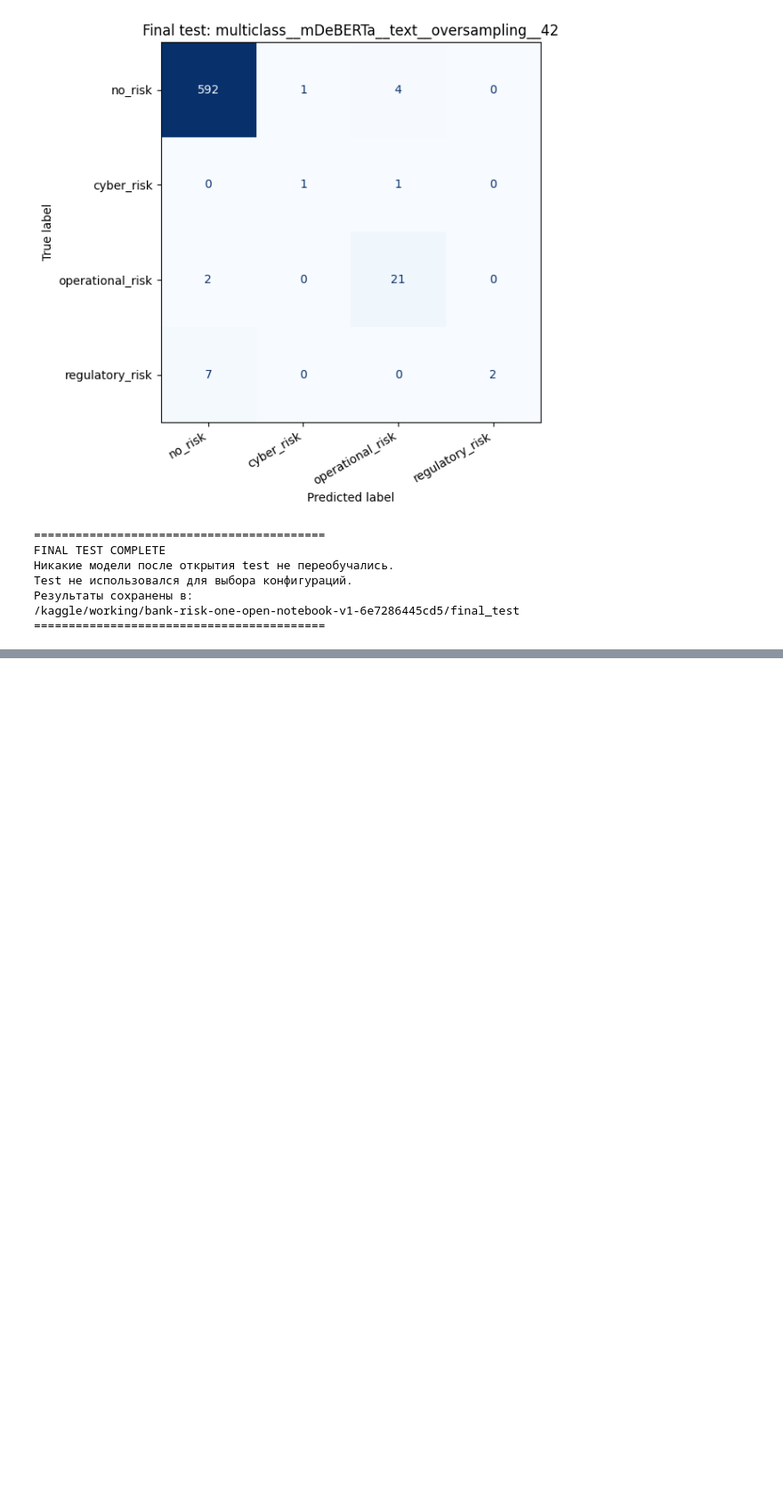
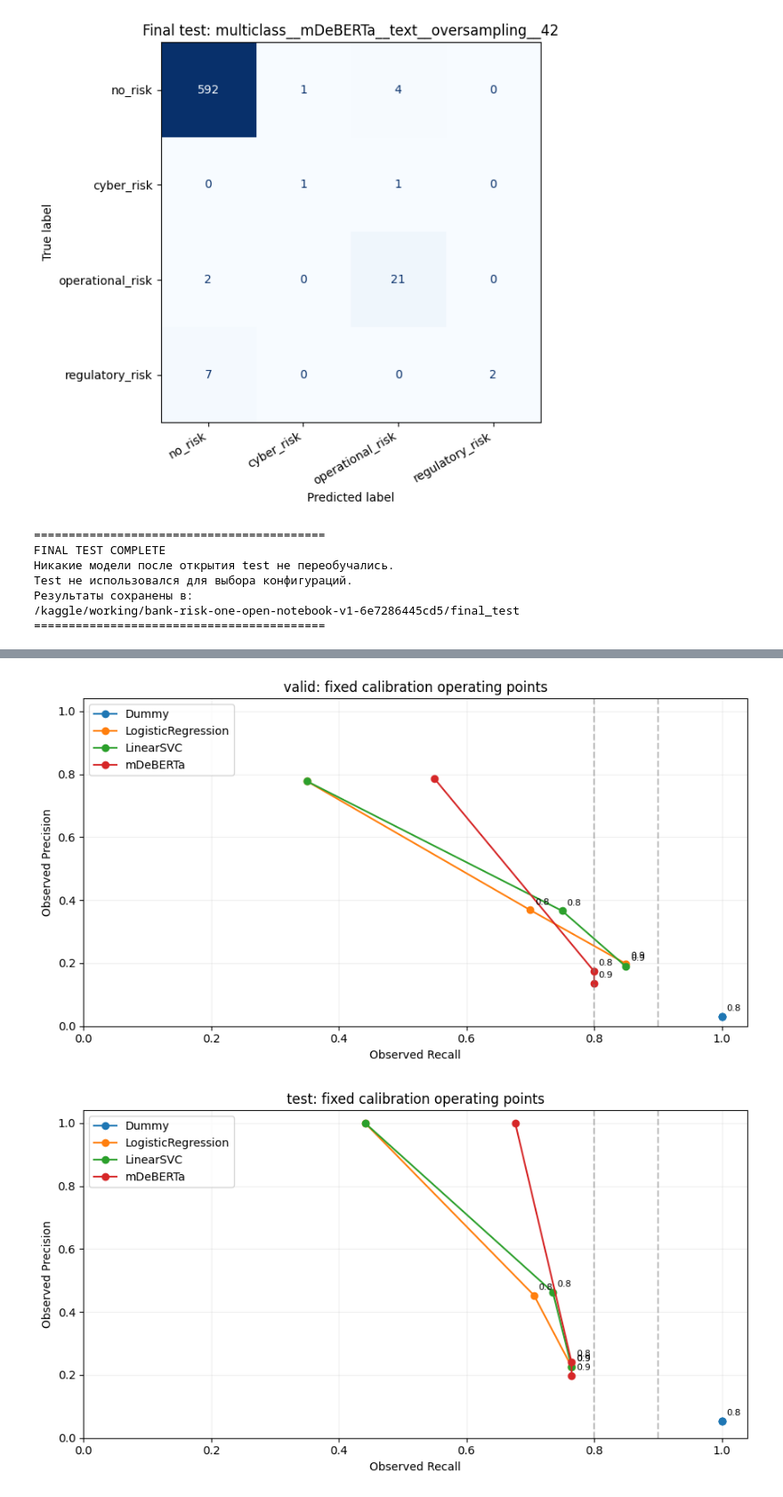
Before and after one commit to jhonix007/bank-risk-diploma, a Jupyter notebook: project_final/bank_risk_diploma_FINAL_for_submission.ipynb, the cells around one changed output, grey strips where cells are left out. Shown at 89% size. Drawn from its saved outputs; the diff is of its cells as text; code cells hidden in the pictures; blank space fills up the shorter version.

Commit message:
Finalize submission notebook and preserve compact repository layout

```diff
--- a/project_final/bank_risk_diploma_FINAL_for_submission.ipynb
+++ b/project_final/bank_risk_diploma_FINAL_for_submission.ipynb
@@ -333,7 +386,7 @@ def run_plan(variant):
 
 def assert_kaggle_training():
     if not (platform.system() == 'Linux' and Path('/kaggle/input').is_dir() and Path('/kaggle/working').is_dir()):
-        raise PermissionError('Real model training is permitted only in Kaggle, never in local Codex validation')
+        raise PermissionError('Real model training is permitted only in Kaggle, never during local validation')
 
 class RunStore:
     """Checksummed, append-only completed runs; read-only overlays avoid copying GPU weights."""
@@ -3376,0 +3372,14 @@ Test не использовался для выбора конфигураци
+# %%
+# 10.0 — START: выполнить только этот раздел. Не запускать Run All.
+from pathlib import Path
+import sys, subprocess, json, hashlib, tempfile, zipfile, shutil
+
+ADD_INPUT = Path('/kaggle/input')
+if not ADD_INPUT.is_dir() or not Path('/kaggle/working').is_dir():
+    raise RuntimeError('Раздел 10 предназначен для Kaggle с подключёнными исходными Inputs.')
+ADD_ROOT = Path(tempfile.mkdtemp(prefix='bank_risk_recall_', dir='/kaggle/working'))
+ADD_CODE = ADD_ROOT / 'code'
+ADD_CODE.mkdir()
+ADD_BUNDLE = ADD_ROOT / 'bundle'
+ADD_OUT = ADD_ROOT / 'results'
+print('Дополнительный эксперимент:', ADD_ROOT)
@@ -3376,0 +3996,14 @@ Test не использовался для выбора конфигураци
+# %%
+# Рабочие точки на valid/test и 95% доверительные интервалы
+add_ops=[]
+for add_split in ['valid','test']:
+    m=pd.read_csv(ADD_OUT/add_split/'operating_metrics.csv')
+    ci=pd.read_csv(ADD_OUT/add_split/'operating_group_bootstrap_ci.csv')
+    for metric in ['precision','recall','f1']:
+        cc=ci[ci.metric.eq(metric)][['name','scenario','ci_low','ci_high']].rename(columns={'ci_low':metric+'_low','ci_high':metric+'_high'})
+        m=m.merge(cc,on=['name','scenario'],how='left',validate='one_to_one')
+    m['model']=m['name'].str.split('__').str[1];add_ops.append(m)
+add_ops=pd.concat(add_ops,ignore_index=True)
+for metric in ['precision','recall','f1']:
+    add_ops[metric+'_95CI']=add_ops.apply(lambda r: f"{r[metric]:.3f} [{r[metric+'_low']:.3f}; {r[metric+'_high']:.3f}]" if pd.notna(r[metric+'_low']) else f"{r[metric]:.3f} [CI unavailable]",axis=1)
+display(add_ops[['split','model','scenario','threshold','precision_95CI','recall_95CI','f1_95CI','tp','fp','fn','tn','observed_target_met']])
@@ -3376,0 +4028,15 @@ Test не использовался для выбора конфигураци
+# %%
+import matplotlib.pyplot as plt
+for add_split in ['valid','test']:
+    fig,ax=plt.subplots(figsize=(9,5))
+    for model,frame in add_ops[add_ops.split.eq(add_split)].groupby('model',sort=False):
+        ax.plot(frame.recall,frame.precision,'o-',label=model)
+        # Dummy can have identical points for all scenarios; avoid repeated labels.
+        for _,r in frame[frame.scenario.ne('frozen_original_max_f1')].drop_duplicates(['recall','precision']).iterrows():
+            ax.annotate(f"{r.target_recall:.1f}",(r.recall,r.precision),xytext=(4,5),textcoords='offset points',fontsize=8)
+    for t in [.8,.9]:ax.axvline(t,color='gray',linestyle='--',alpha=.5)
+    ax.set(xlabel='Observed Recall',ylabel='Observed Precision',title=f'{add_split}: fixed calibration operating points',xlim=(0,1.04),ylim=(0,1.04))
+    ax.grid(alpha=.2);ax.legend();fig.tight_layout();plt.show()
+# %% [output]
+[figure, added]
+[figure, added]
```
Also changed, not shown: parts of 42 cells of this notebook, 3 other files.
